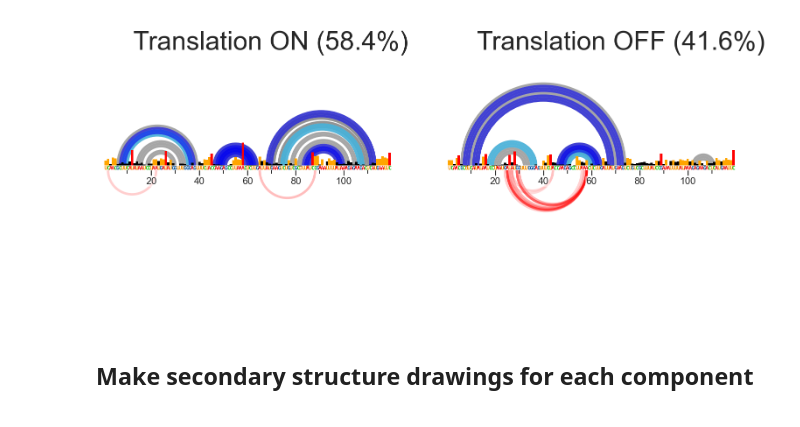
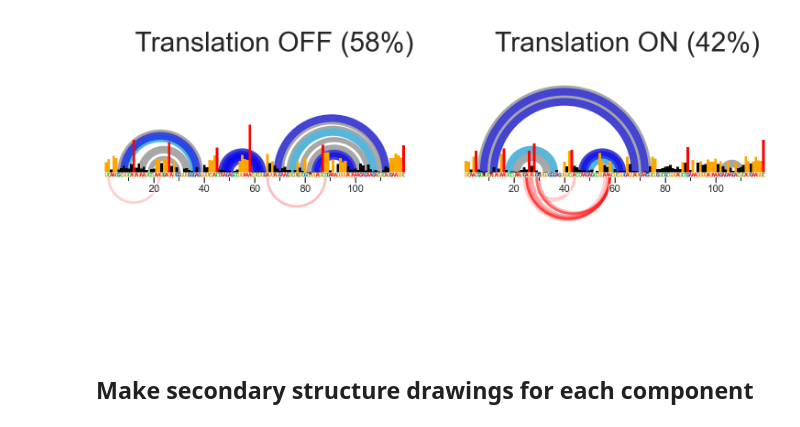
Before and after one commit to Weeks-UNC/RNAvigate, a Jupyter notebook: docs/poster/addRS/AddWT.ipynb, the cells around one changed output. Drawn from its saved outputs; the diff is of its cells as text; code cells hidden in the pictures.

Commit message:
updated figure notebooks

```diff
--- a/docs/poster/addRS/AddWT.ipynb
+++ b/docs/poster/addRS/AddWT.ipynb
@@ -43,0 +40,21 @@ sample.dance[1].set_data(name="pdb", filepath="4tzx.pdb", chain="X")
+# %%
+sample = rnav.Sample(
+    sample="V.vul adeRS",
+    dance_prefix="wt_0_deep")
+
+# replacing automatically generated sample names for each DANCE-MaP component
+sample.dance[0].sample = "Translation OFF (58%)"
+sample.dance[1].sample = "Translation ON (42%)"
+
+# for each component of Dance, we are attaching additional data:
+#     the .nsd structure drawing file
+#     the 4tzx.pdb crystal structure
+#     an annotation corresponding to the Shine-Delgarno sequence
+for i in [0, 1]:
+    sample.dance[i].set_data(name="ct", filepath=f"wt_0_deep-{i}.nsd")
+    sample.dance[i].set_data(name="pdb", filepath="4tzx.pdb", chain="X")
+    sample.dance[i].set_data(
+        name="spans",
+        seq_source="profile",
+        span_list=[[99, 105]],
+        color="DarkOrchid")
@@ -44,14 +74,14 @@ sample.dance[1].set_data(name="pdb", filepath="4tzx.pdb", chain="X")
 # %%
 sample.dance_filter()
-MaP.plot_arcs_multisample(
+rnav.plot_arcs_multisample(
     samples=sample.dance,        # Make one plot per dance component
-    prefiltered=True,            # Preserve the filtering applied above
     interactions="pairmap",      # Plot PAIR-MaP data...
     interactions_panel="top",    # on the top panel
-    interactions2="ringmap",     # Plot RING-MaP data
+    interactions2="ringmap",     # Plot RING-MaP data (on bottom by default)
+    prefiltered=True,            # Preserve the filtering applied above
     colorbar=False);             # Dont create a colorbar for RINGs/PAIRs
 # %% [output]
-[figure, old version]
+[figure, new version]
 # %% [markdown]
 ## Make secondary structure drawings for each component
 # %%
```
Also changed, not shown: parts of 8 cells of this notebook, 2 other files.
